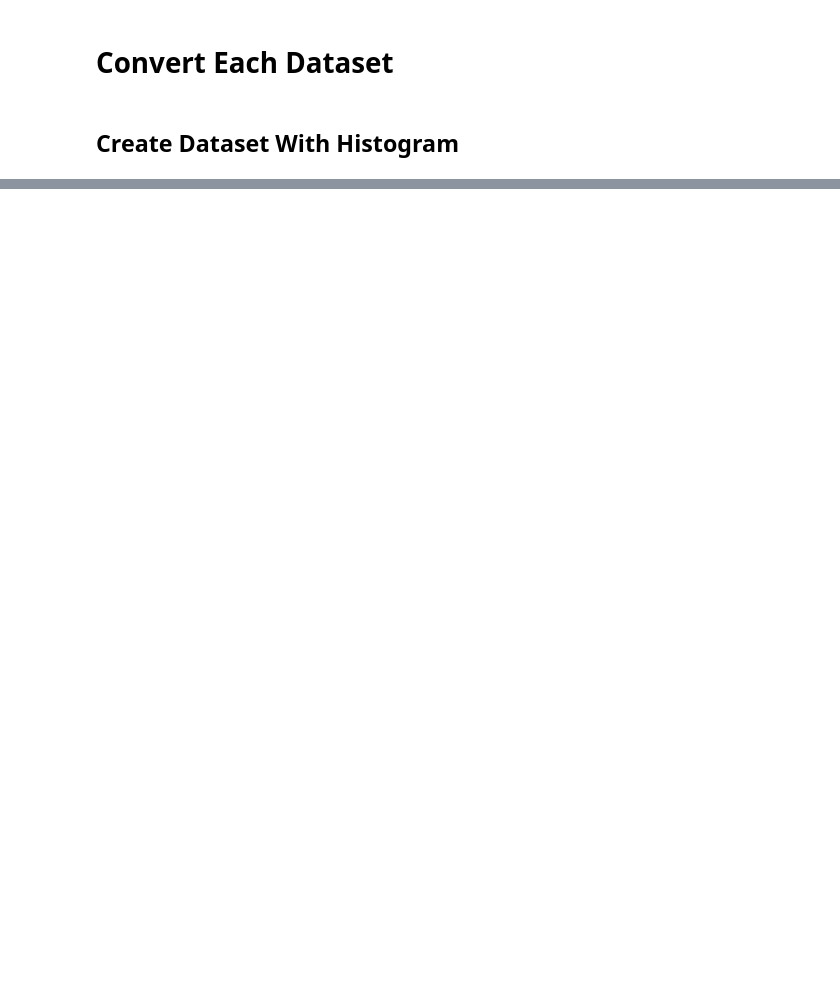
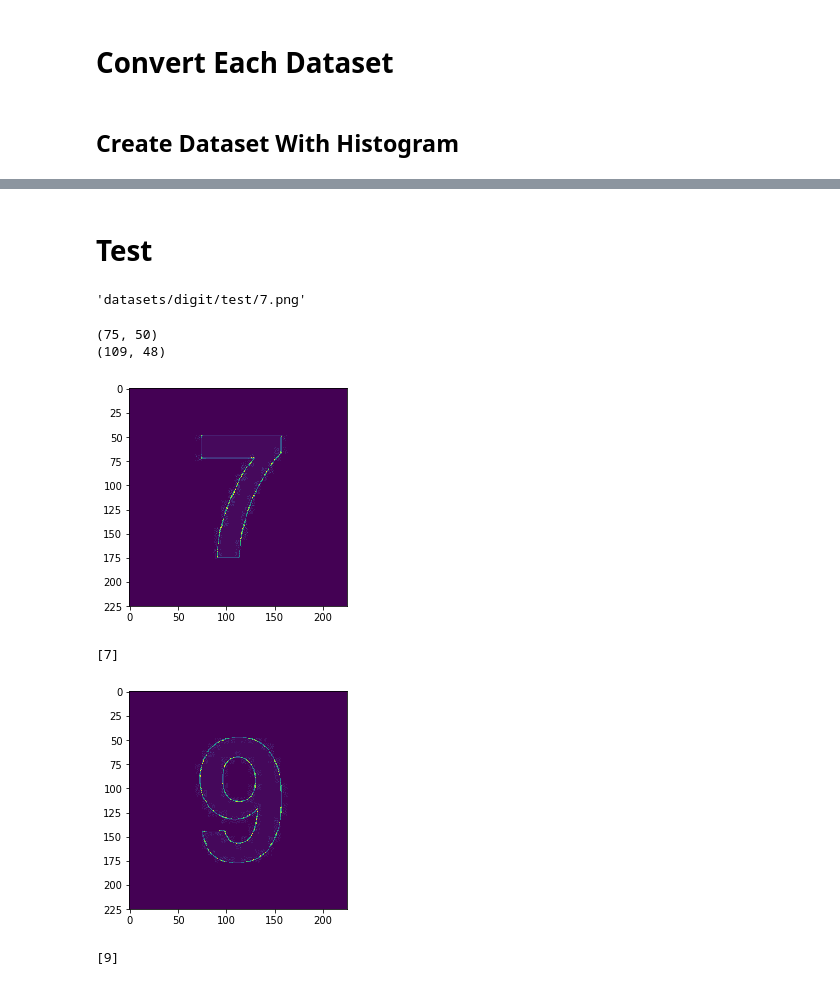
Before and after one commit to agusgun/IF4073-Pengcit, a Jupyter notebook: notebooks/OCR Digit Train.ipynb, the cells around one changed output, grey strips where cells are left out. Cells and saved outputs as stored; diff of their text form; code cells hidden in the pictures; blank space fills up the shorter version.

```diff
--- a/notebooks/OCR Digit Train.ipynb
+++ b/notebooks/OCR Digit Train.ipynb
@@ -174,0 +278,28 @@ for image_path in dataset_digit_2:
+# %% [markdown]
+# Test
+# %%
+test_filepath = get_imlist('datasets/digit/test')
+# %%
+test_filepath[0]
+# %% [output]
+'datasets/digit/test/7.png'
+# %%
+test = []
+for filepath in test_filepath:
+    test.append(image_chain_code_histogram(filepath))
+
+test = normalize(test)
+# %% [output]
+(75, 50)
+(109, 48)
+# %%
+for index, image_histogram in enumerate(test):
+    figure(index)
+    imshow(array(Image.open(test_filepath[index])))
+    show()
+    print(knn.predict([image_histogram]))
+# %% [output]
+[figure, added]
+[7]
+[figure, added]
+[9]
```
Also changed, not shown: parts of 26 cells of this notebook, 2 other files.
